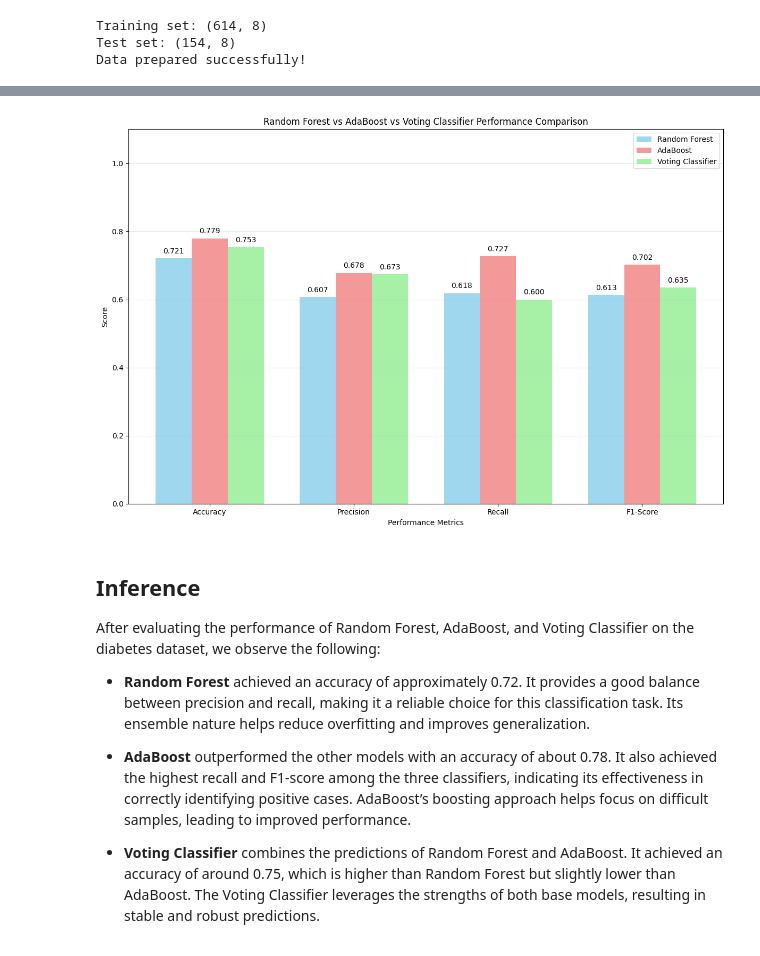
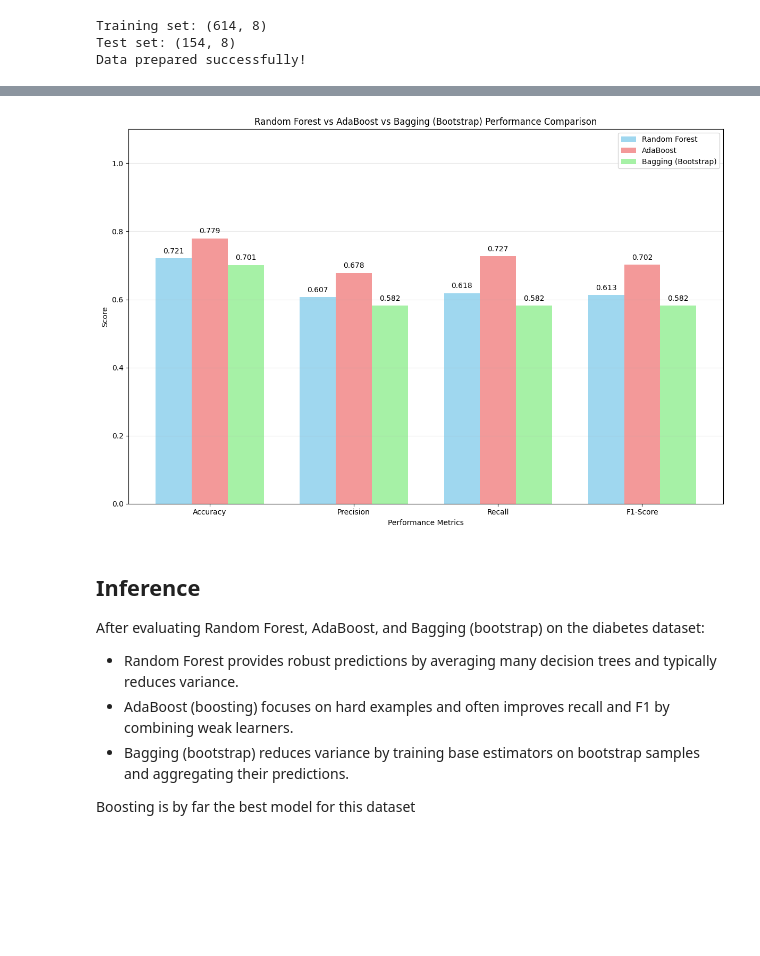
Before and after one commit to ArnavKarwa07/ML, a Jupyter notebook: assignment_5.ipynb, the cells around one changed output, grey strips where cells are left out. Drawn from its saved outputs; the diff is of its cells as text; code cells hidden in the pictures; blank space fills up the shorter version.

```diff
--- a/assignment_5.ipynb
+++ b/assignment_5.ipynb
@@ -86,14 +82,12 @@ Voting Classifier is an ensemble method that combines predictions from multiple
 # Performance Comparison
 print("\nPERFORMANCE COMPARISON")
 
-# Calculate detailed metrics for all models
 models_data = []
 
 # Random Forest metrics
 rf_precision = precision_score(y_test, rf_pred)
 rf_recall = recall_score(y_test, rf_pred)
 rf_f1 = f1_score(y_test, rf_pred)
-
 models_data.append({
     'Model': 'Random Forest',
     'Accuracy': rf_accuracy,
@@ -106,7 +100,6 @@ models_data.append({
 ada_precision = precision_score(y_test, ada_pred)
 ada_recall = recall_score(y_test, ada_pred)
 ada_f1 = f1_score(y_test, ada_pred)
-
 models_data.append({
     'Model': 'AdaBoost',
     'Accuracy': ada_accuracy,
@@ -115,17 +108,16 @@ models_data.append({
     'F1-Score': ada_f1
 })
 
-# Voting Classifier metrics
-voting_precision = precision_score(y_test, voting_pred)
-voting_recall = recall_score(y_test, voting_pred)
-voting_f1 = f1_score(y_test, voting_pred)
-
+# Bagging metrics
+bag_precision = precision_score(y_test, bag_pred)
+bag_recall = recall_score(y_test, bag_pred)
+bag_f1 = f1_score(y_test, bag_pred)
 models_data.append({
-    'Model': 'Voting Classifier',
-    'Accuracy': voting_accuracy,
-    'Precision': voting_precision,
-    'Recall': voting_recall,
-    'F1-Score': voting_f1
+    'Model': 'Bagging (Bootstrap)',
+    'Accuracy': bag_accuracy,
+    'Precision': bag_precision,
+    'Recall': bag_recall,
+    'F1-Score': bag_f1
 })
 
 # Create comparison DataFrame
@@ -144,43 +136,38 @@ Voting Classifier    0.7532     0.6735  0.6000    0.6346
 # %%
 # Performance Visualization
 plt.figure(figsize=(12, 8))
 
-# Prepare data for visualization
 models = comparison_df['Model']
 metrics = ['Accuracy', 'Precision', 'Recall', 'F1-Score']
 colors = ['skyblue', 'lightcoral', 'lightgreen']
 
-# Create grouped bar chart
 x = np.arange(len(metrics))
 width = 0.25
 
 for i, model in enumerate(models):
     values = [comparison_df.iloc[i][metric] for metric in metrics]
     plt.bar(x + i*width, values, width, label=model, color=colors[i], alpha=0.8)
-
-    # Add value labels on bars
     for j, v in enumerate(values):
-        plt.text(x[j] + i*width, v + 0.01, f'{v:.3f}',
-                ha='center', va='bottom', fontsize=10)
+        plt.text(x[j] + i*width, v + 0.01, f'{v:.3f}', ha='center', va='bottom', fontsize=10)
 
 plt.xlabel('Performance Metrics')
 plt.ylabel('Score')
-plt.title('Random Forest vs AdaBoost vs Voting Classifier Performance Comparison')
+plt.title('Random Forest vs AdaBoost vs Bagging (Bootstrap) Performance Comparison')
 plt.xticks(x + width, metrics)
 plt.legend()
 plt.ylim(0, 1.1)
 plt.grid(axis='y', alpha=0.3)
 plt.tight_layout()
 plt.show()
 # %% [output]
-[figure, old version]
+[figure, new version]
 # %% [markdown]
 ## Inference
 
-After evaluating the performance of Random Forest, AdaBoost, and Voting Classifier on the diabetes dataset, we observe the following:
+After evaluating Random Forest, AdaBoost, and Bagging (bootstrap) on the diabetes dataset:
 
-- **Random Forest** achieved an accuracy of approximately 0.72. It provides a good balance between precision and recall, making it a reliable choice for this classification task. Its ensemble nature helps reduce overfitting and improves generalization.
+- Random Forest provides robust predictions by averaging many decision trees and typically reduces variance.
+- AdaBoost (boosting) focuses on hard examples and often improves recall and F1 by combining weak learners.
+- Bagging (bootstrap) reduces variance by training base estimators on bootstrap samples and aggregating their predictions.
 
-- **AdaBoost** outperformed the other models with an accuracy of about 0.78. It also achieved the highest recall and F1-score among the three classifiers, indicating its effectiveness in correctly identifying positive cases. AdaBoost’s boosting approach helps focus on difficult samples, leading to improved performance.
-
-- **Voting Classifier** combines the predictions of Random Forest and AdaBoost. It achieved an accuracy of around 0.75, which is higher than Random Forest but slightly lower than AdaBoost. The Voting Classifier leverages the strengths of both base models, resulting in stable and robust predictions.
+Boosting is by far the best model for this dataset
```
Also changed, not shown: parts of 4 cells of this notebook.
